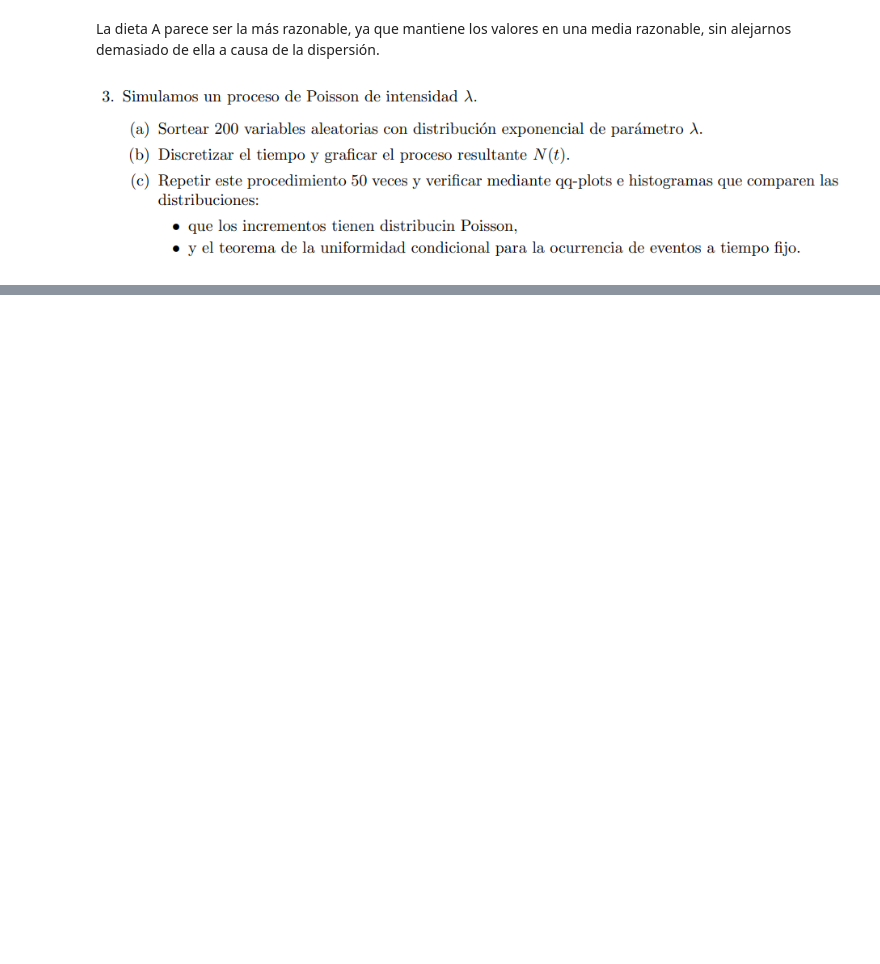
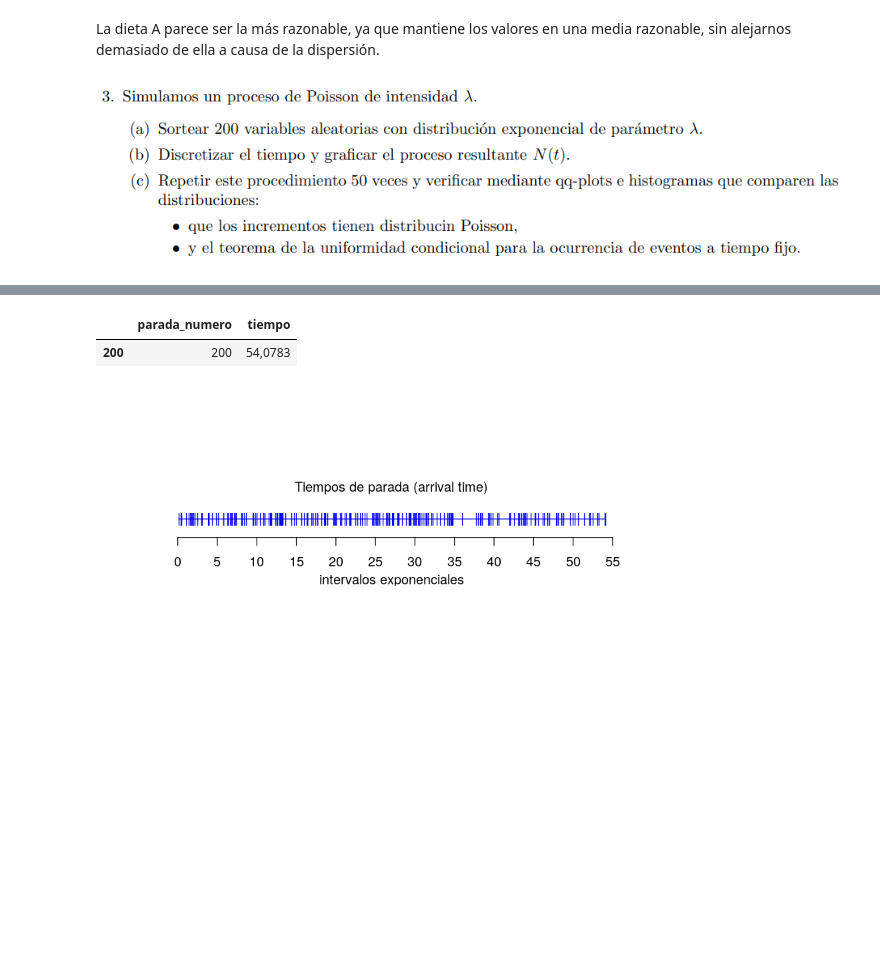
Before and after one commit to LecJackS/Probabilidades-y-Estadistica-2019-2doC, a Jupyter notebook: TP 2.ipynb, the cells around one changed output, grey strips where cells are left out. Cells and saved outputs as stored; diff of their text form; code cells hidden in the pictures; blank space fills up the shorter version.

```diff
--- a/TP 2.ipynb
+++ b/TP 2.ipynb
@@ -219,9 +231,23 @@ hist(exponenciales)
 # %%
-t <- numeric(cant)
-for(i in 1:cant){
-  # discretizamos tiempos suma de exponenciales
-  t[i] <- sum(exponenciales[1:i])
+obtenerExponenciales <- function(cant){
+    exponenciales <- rexp(cant, lambda)
+    t <- numeric(cant)
+    for(i in 1:cant){
+      # Discretizo tiempos como suma de exponenciales
+      t[i] <- sum(exponenciales[1:i])
+    }
+
+    tiempos_de_parada <- data.frame(
+        parada_numero = seq(1, cant, 1),
+        tiempo = t
+    )
+    return(tiempos_de_parada)
 }
-head(t)
-tail(t)
+# tiempos_de_parada <- data.frame(
+#     parada_numero = seq(1, cant, 1),
+#     tiempo = obtenerExponenciales(cant)
+# )
+tiempos_de_parada<-obtenerExponenciales(cant)
+head(tiempos_de_parada)
+tail(tiempos_de_parada)
 # %% [output]
@@ -268,0 +268,21 @@ ERROR: Error in while (t[j] < tiempo) {: missing value where TRUE/FALSE needed
+# %%
+# Último evento
+tail(tiempos_de_parada, n=1)
+# %% [output]
+|  | parada_numero | tiempo |
+| 200 | 200 | 54,0783 |
+# %%
+par(mfrow=c(2,1))
+
+t <- tiempos_de_parada$tiempo
+
+plot(t, rep(0, length(t)), type = 'o', pch = '|',
+     ylab = '', xlab='t (segundos)',
+     xaxt='n', col='blue',
+     yaxt='n', ann=FALSE, bty='n')
+axis(side=1, pos=c(-0.3, 0), at=seq(0, tail(t, n=1)+5, 5))
+text(x=tail(t, n=1)/2, y=c(1/2, -1),
+     labels=c('Tiempos de parada (arrival time)',
+              'intervalos exponenciales'))
+# %% [output]
+[figure, added]
```
Also changed, not shown: parts of 19 cells of this notebook.
